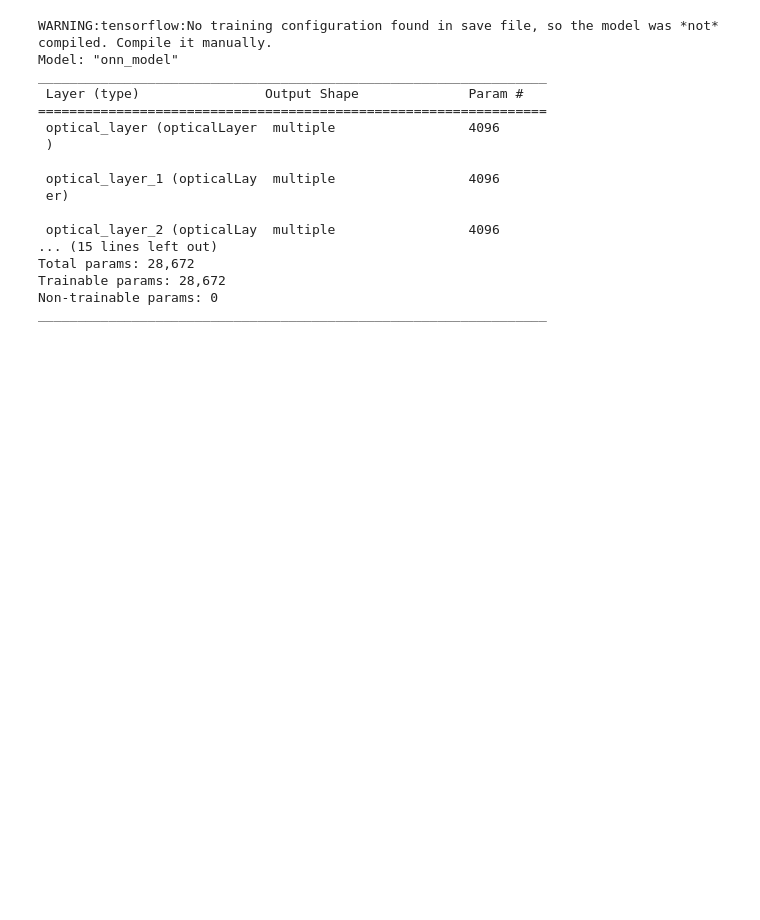
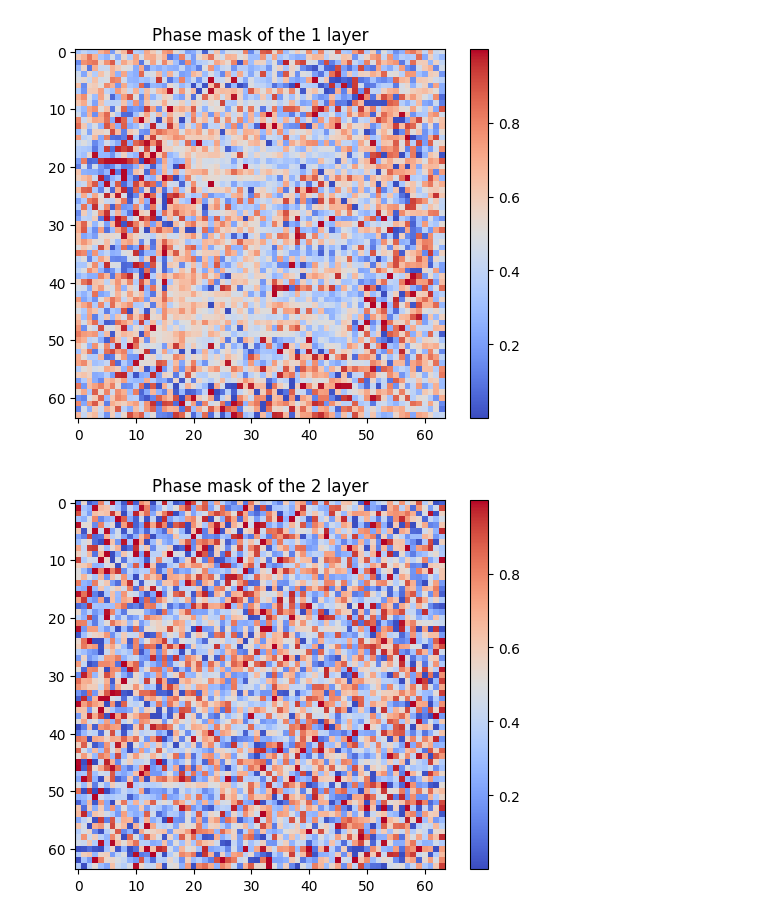
Before and after one commit to KMarshallX/Thesis_ONN, a Jupyter notebook: test.ipynb, the cells around one changed output. Cells and saved outputs as stored; diff of their text form; code cells hidden in the pictures; blank space fills up the shorter version.

```diff
--- a/test.ipynb
+++ b/test.ipynb
@@ -13,21 +36,0 @@ tf_test_set = tf.convert_to_tensor(test_set, dtype=tf.complex64)
-# %%
-pretrained_model = tf.keras.models.load_model("./saved_model/test1")
-pretrained_model.summary()
-# %% [output]
-WARNING:tensorflow:No training configuration found in save file, so the model was *not* compiled. Compile it manually.
-Model: "onn_model"
-_________________________________________________________________
- Layer (type)                Output Shape              Param #
-=================================================================
- optical_layer (opticalLayer  multiple                 4096
- )
-
- optical_layer_1 (opticalLay  multiple                 4096
- er)
-
- optical_layer_2 (opticalLay  multiple                 4096
-... (15 lines left out)
-Total params: 28,672
-Trainable params: 28,672
-Non-trainable params: 0
-_________________________________________________________________
@@ -33,0 +80,19 @@ _________________________________________________________________
+# %%
+# testing layers
+trained_vars = pretrained_model.trainable_variables
+# %%
+#display the phase masks
+def sigmoid(x):
+    return 1/(1+np.exp(-x))
+
+for i in range(len(trained_vars)):
+    layer_pha = sigmoid(np.array(trained_vars[i]))
+
+    plt.figure()
+    plt.imshow(layer_pha, cmap="coolwarm")
+    plt.colorbar()
+    plt.title(f"Phase mask of the {i+1} layer")
+    plt.show()
+# %% [output]
+[figure, added]
+[figure, added]
```
Also changed, not shown: parts of 21 cells of this notebook, 6 other files.
